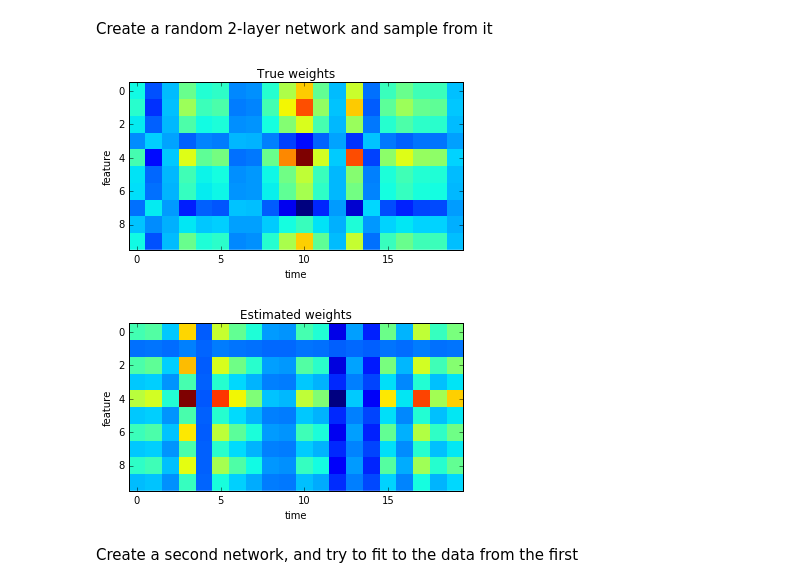
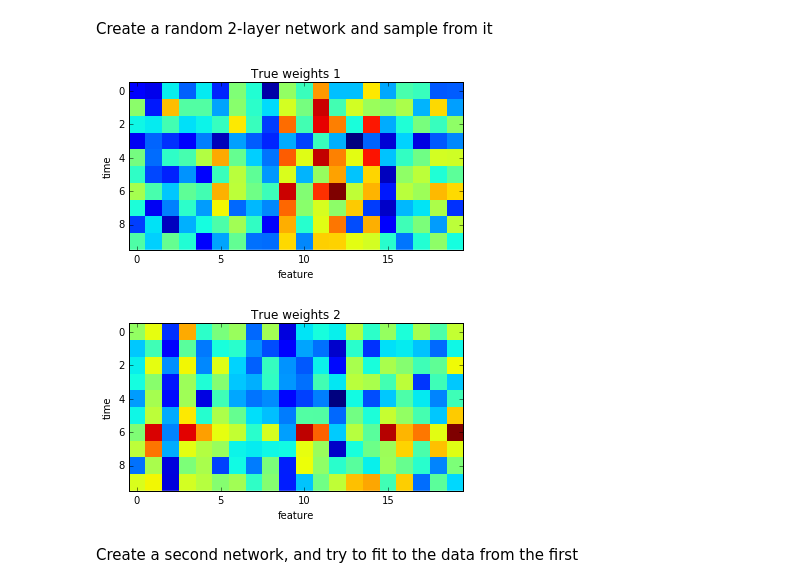
Before and after one commit to snormanhaignere/cnn, a Jupyter notebook: cnn.ipynb, the cells around one changed output. Cells and saved outputs as stored; diff of their text form; code cells hidden in the pictures.

```diff
--- a/cnn.ipynb
+++ b/cnn.ipynb
@@ -41,7 +117,7 @@ Create some random features for input to CNN
 # %%
 # features
 n_feats = 20
-n_stim = 100
+n_stim = 300
 n_tps_per_stim = 100
 feat_dims = [n_stim, n_tps_per_stim, n_feats]
 sr_Hz = 100
@@ -55,51 +131,51 @@ layers = []
 layer = {}
 layer['type'] = 'conv'
 layer['time_win_sec'] = 0.1
 layer['act'] = 'relu'
 layer['n_kern'] = 2
-layer['rank'] = 1
+layer['rank'] = 10
 layers.append(layer)
 
-# # normalization layer
-# layer = {}
-# layer['type'] = 'normalization'
-# layer['time_win_sec'] = 0.1
-# layer['act'] = 'identity'
-# layer['n_kern'] = 1
-# layer['rank'] = 1
-# layers.append(layer)
+# normalization layer
+layer = {}
+layer['type'] = 'normalization'
+layer['time_win_sec'] = 0.1
+layer['act'] = 'identity'
+layer['n_kern'] = 1
+layer['rank'] = 10
+layers.append(layer)
 
 # pooling/reweighting layer
 layer = {}
 layer['type'] = 'reweight-positive'
-layer['time_win_sec'] = 0.1
+layer['time_win_sec'] = 0.2
 layer['act'] = 'identity'
-layer['n_kern'] = 10
+layer['n_kern'] = 100
 layer['rank'] = None
 layers.append(layer)
 
 # create network
 net1_seed = 2
-n_resp = 10
+n_resp = 100
 data_dims = [n_stim, n_tps_per_stim, n_resp]
 tf.reset_default_graph()
 net1 = cnn.Net(data_dims, n_feats, sr_Hz, deepcopy(layers), seed=net1_seed)
 net1.build()
 D = net1.predict(F)
 
 # True STRFs
 net1_layer_vals = net1.layer_vals()
 plt.imshow(net1_layer_vals[0]['W'][:,:,0], interpolation='none')
-plt.xlabel('time'); plt.ylabel('feature')
-plt.title('True weights')
+plt.ylabel('time'); plt.xlabel('feature')
+plt.title('True weights 1')
 plt.show()
 plt.imshow(net1_layer_vals[0]['W'][:,:,1], interpolation='none')
-plt.xlabel('time'); plt.ylabel('feature')
-plt.title('Estimated weights')
+plt.ylabel('time'); plt.xlabel('feature')
+plt.title('True weights 2')
 plt.show()
 # %% [output]
-[figure, old version]
+[figure, new version]
-[figure, old version]
+[figure, new version]
 # %% [markdown]
 Create a second network, and try to fit to the data from the first
 # %%
```
Also changed, not shown: parts of 43 cells of this notebook, 3 other files.
